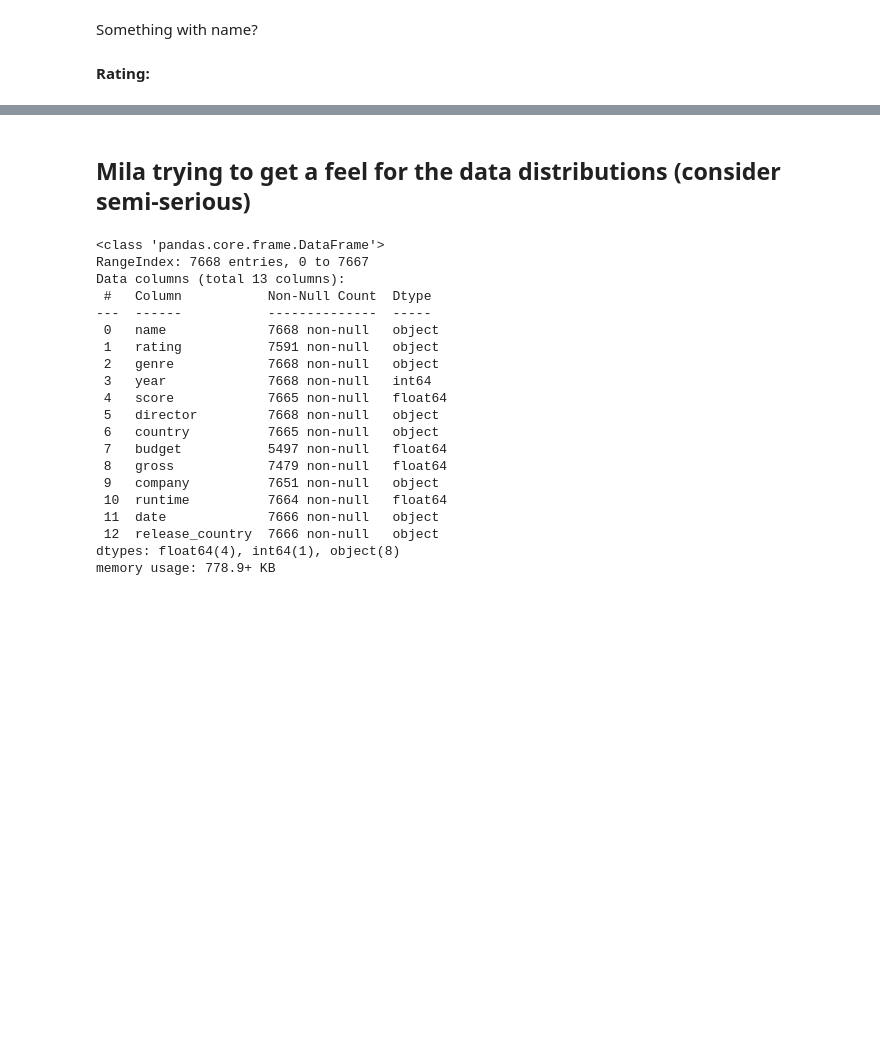
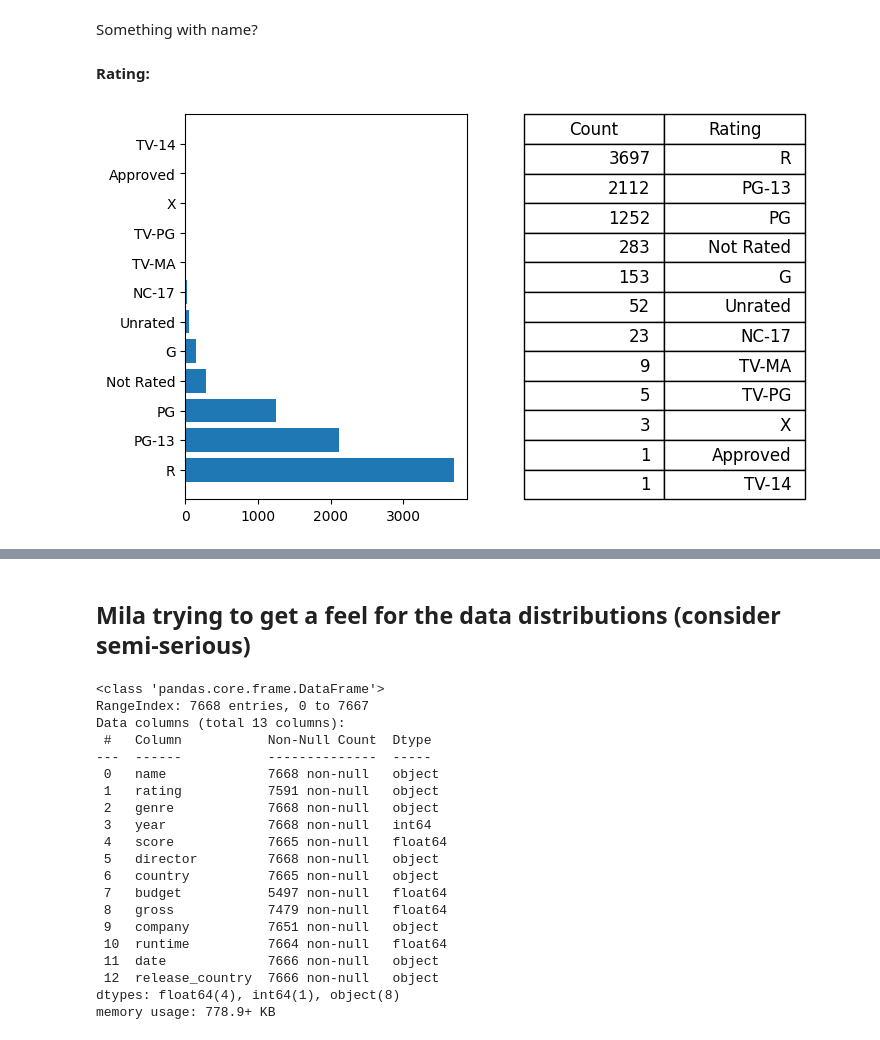
Before and after one commit to dchicasduena/COMP3400_Project, a Jupyter notebook: Project.ipynb, the cells around one changed output, grey strips where cells are left out. Saved outputs shown, nothing was run; the diff lists cells and outputs as text; code cells hidden in the pictures; blank space fills up the shorter version.

```diff
--- a/Project.ipynb
+++ b/Project.ipynb
@@ -100,6 +100,32 @@ Something with name?
 # code here
 # %% [markdown]
 **Rating:**
+# %%
+#Can totally just make it a function (but I was practicing)
+
+ratingsDF = pd.DataFrame()
+ratingsDF['Count'] = movies['rating'].value_counts().sort_values(ascending=False)
+ratingsDF['Rating'] = movies['rating'].value_counts().index.tolist()
+
+#ratingsDF.plot.barh()
+
+fig = plt.figure(figsize=(8,5))
+
+ax1 = fig.add_subplot(121)
+plot = ax1.barh(ratingsDF['Rating'],ratingsDF['Count'], 0.8)
+
+ax2 = fig.add_subplot(122)
+ax2.axis('off')
+font_size=12
+bbox=[0, 0, 1, 1]
+table = ax2.table(cellText = ratingsDF.values, bbox=bbox, colLabels=ratingsDF.columns)
+table.auto_set_font_size(False)
+table.set_fontsize(font_size)
+
+
+plt.show()
+# %% [output]
+[figure, added]
 # %%
 #ratingsPlot = movies['genre'].value_counts().plot.bar()
 #movies['genre'].value_counts()
```
Also changed, not shown: parts of 11 cells of this notebook.
